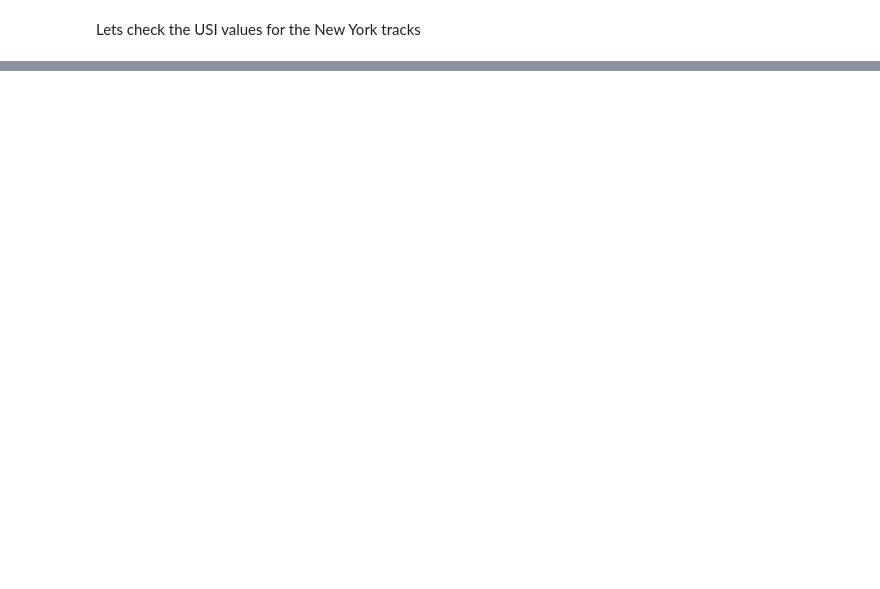
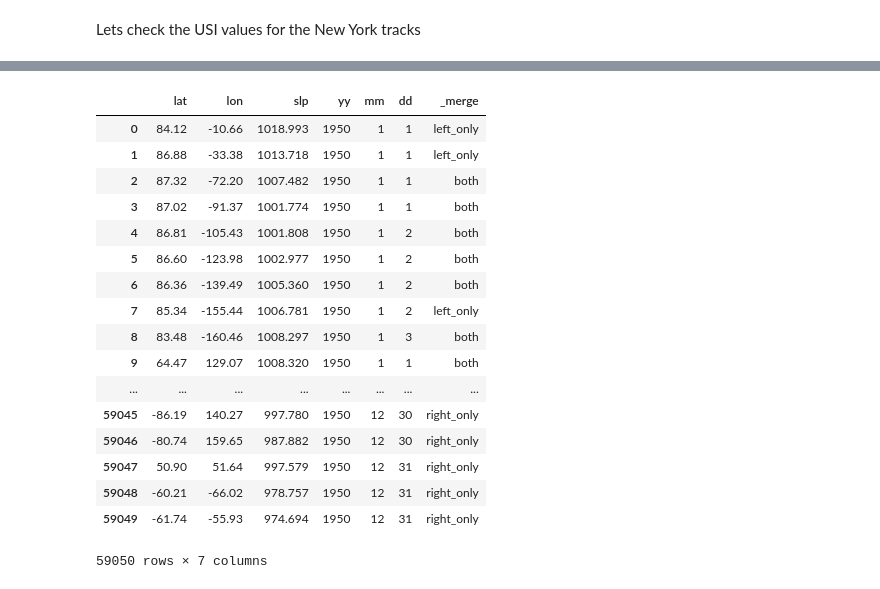
Before and after one commit to NOAA-GFDL/MDTF-diagnostics, a Jupyter notebook: diagnostics/etc_composites/remove/test_matlab_output_files.ipynb, the cells around one changed output, grey strips where cells are left out. Cells and saved outputs as stored; diff of their text form; code cells hidden in the pictures; blank space fills up the shorter version.

```diff
--- a/diagnostics/etc_composites/remove/test_matlab_output_files.ipynb
+++ b/diagnostics/etc_composites/remove/test_matlab_output_files.ipynb
@@ -207,0 +321,25 @@ hh = np.array(df.hh[usi_ind], dtype=int)
+# %%
+# find rows in j_df that are not available in m_df
+# left_only = j_only
+# right_only = m_only
+df = j_df.merge(m_df, how='outer', indicator=True)#.loc[lambda x: x['_merge'] == 'j_only']
+df
+# %% [output]
+|  | lat | lon | slp | yy | mm | dd | _merge |
+| 0 | 84.12 | -10.66 | 1018.993 | 1950 | 1 | 1 | left_only |
+| 1 | 86.88 | -33.38 | 1013.718 | 1950 | 1 | 1 | left_only |
+| 2 | 87.32 | -72.20 | 1007.482 | 1950 | 1 | 1 | both |
+| 3 | 87.02 | -91.37 | 1001.774 | 1950 | 1 | 1 | both |
+| 4 | 86.81 | -105.43 | 1001.808 | 1950 | 1 | 2 | both |
+| 5 | 86.60 | -123.98 | 1002.977 | 1950 | 1 | 2 | both |
+| 6 | 86.36 | -139.49 | 1005.360 | 1950 | 1 | 2 | both |
+| 7 | 85.34 | -155.44 | 1006.781 | 1950 | 1 | 2 | left_only |
+| 8 | 83.48 | -160.46 | 1008.297 | 1950 | 1 | 3 | both |
+| 9 | 64.47 | 129.07 | 1008.320 | 1950 | 1 | 1 | both |
+| ... | ... | ... | ... | ... | ... | ... | ... |
+| 59045 | -86.19 | 140.27 | 997.780 | 1950 | 12 | 30 | right_only |
+| 59046 | -80.74 | 159.65 | 987.882 | 1950 | 12 | 30 | right_only |
+| 59047 | 50.90 | 51.64 | 997.579 | 1950 | 12 | 31 | right_only |
+| 59048 | -60.21 | -66.02 | 978.757 | 1950 | 12 | 31 | right_only |
+| 59049 | -61.74 | -55.93 | 974.694 | 1950 | 12 | 31 | right_only |
+59050 rows × 7 columns
```
Also changed, not shown: parts of 26 cells of this notebook, 4 other files.
